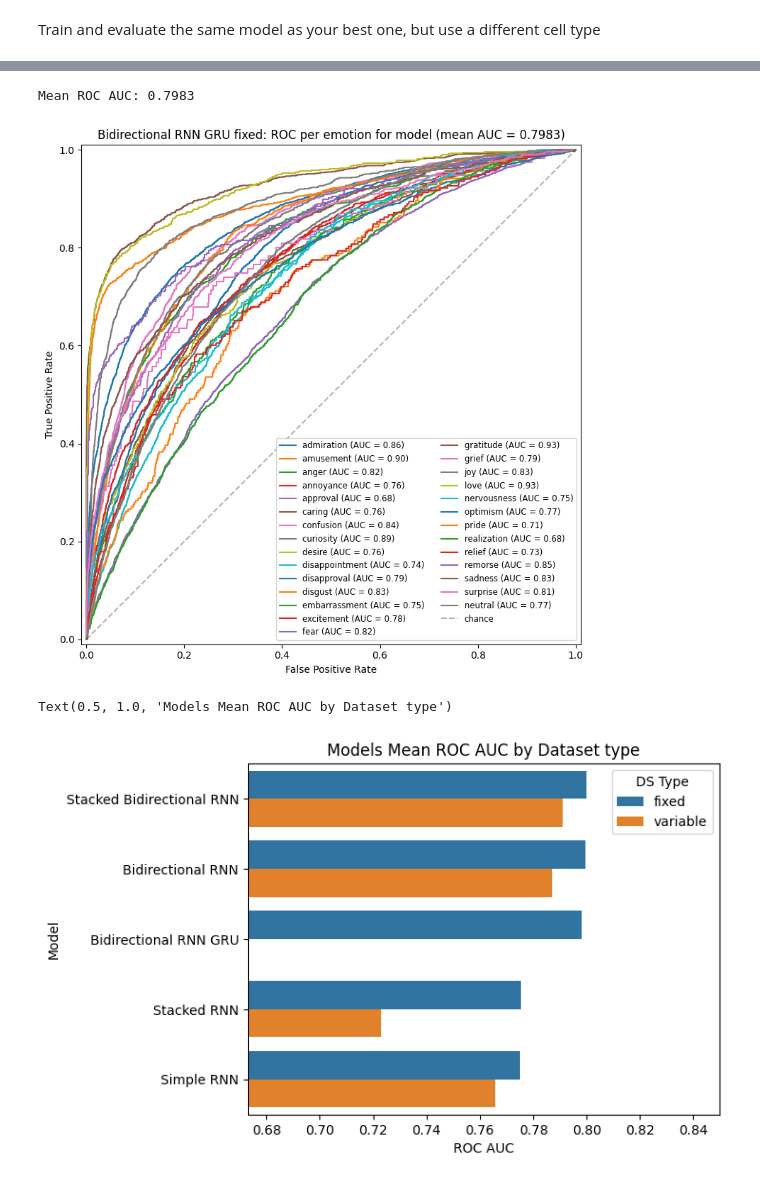
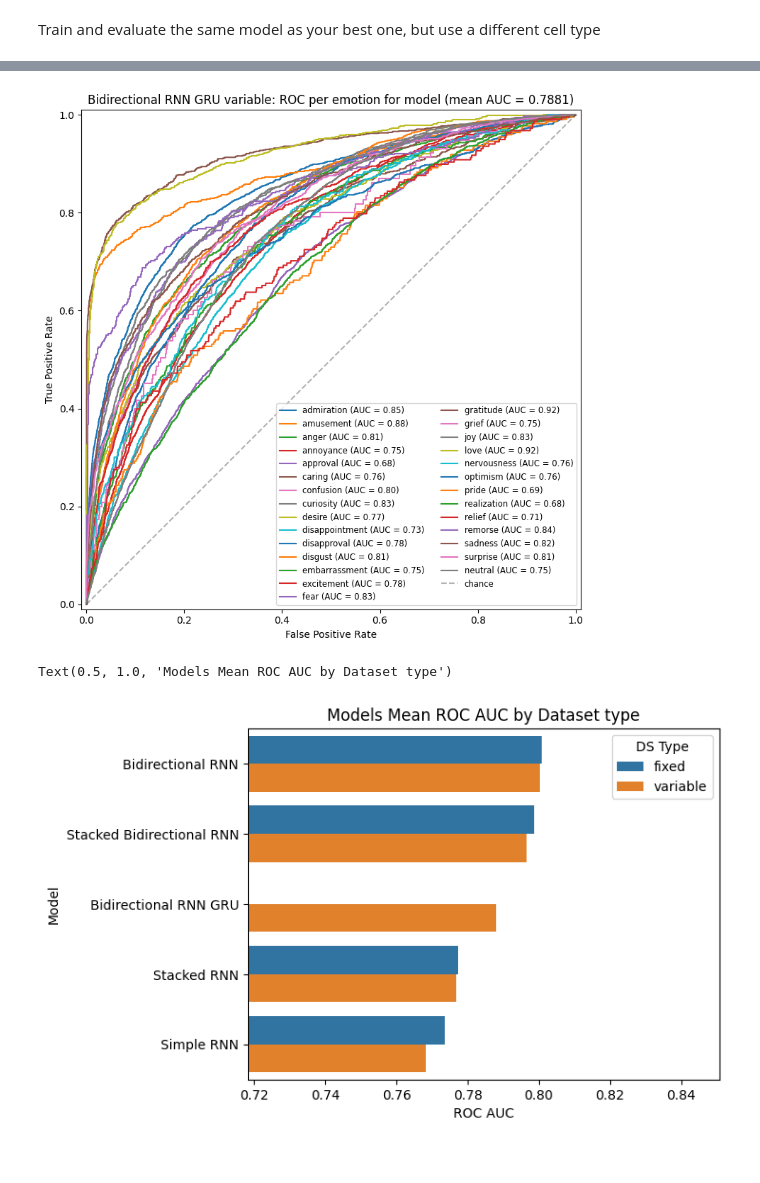
Before and after one commit to ReSpix/neural, a Jupyter notebook: notebooks/rnn/sequence_classification.ipynb, the cells around one changed output, grey strips where cells are left out. Drawn from its saved outputs; the diff is of its cells as text; code cells hidden in the pictures.

```diff
--- a/notebooks/rnn/sequence_classification.ipynb
+++ b/notebooks/rnn/sequence_classification.ipynb
@@ -646,3 +646,6 @@ Bidirectional RNN fixed_lengths_auc.keras
 Simple RNN fixed_lengths_auc.keras
 Stacked Bidirectional RNN fixed_lengths_auc.keras
 Stacked RNN fixed_lengths_auc.keras
+# %%
+for filename, model in models_roc["variable"]:
+    print(filename)
@@ -802,7 +872,7 @@ bonus_model_config = {
     "name": "Bidirectional RNN GRU",
     "bidirectional": True,
     "n_stacks": 1,
-    "cell_type": keras.layers.GRU,
+    "cell_type": keras.layers.GRUCell,
 }
 # %%
 bonus_model = get_model(
@@ -812,6 +882,7 @@ bonus_model = get_model(
     name=bonus_model_config["name"],
     bidirectional=bonus_model_config["bidirectional"],
     n_stacks=bonus_model_config["n_stacks"],
+    cell_type=bonus_model_config["cell_type"]
 )
 # %%
 bonus_model.compile(
@@ -828,8 +899,8 @@ bonus_model.compile(
 )
 # %%
 bonus_model.fit(
-    ds_fixed_train,
-    validation_data=ds_fixed_test,
+    ds_variable_train,
+    validation_data=ds_variable_test,
     epochs=30,
     callbacks=get_callbacks(bonus_model.name),
 )
@@ -859,15 +929,13 @@ Restoring model weights from the end of the best epoch: 5.
 # %%
 fig, ax = plt.subplots(figsize=(10, 8))
-mean_auc = plot_roc_curve(ds_fixed_test, bonus_model, "fixed", ax=ax)
+mean_auc = plot_roc_curve(ds_fixed_test, bonus_model, "variable", ax=ax)
 model_scores.append(
-    {"Model": bonus_model.name, "ROC AUC": mean_auc, "DS Type": "fixed"}
+    {"Model": bonus_model.name, "ROC AUC": mean_auc, "DS Type": "variable"}
 )
-print(f"Mean ROC AUC: {mean_auc:.4f}")
 plt.tight_layout()
 plt.show()
 # %% [output]
-Mean ROC AUC: 0.7983
-[figure, old version]
+[figure, new version]
 # %%
 score_df = pd.DataFrame(model_scores)
 score_df_sorted = score_df.sort_values(by="ROC AUC", ascending=False)
@@ -881,4 +949,4 @@ ax.set_xlim(
 ax.set_title("Models Mean ROC AUC by Dataset type")
 # %% [output]
 Text(0.5, 1.0, 'Models Mean ROC AUC by Dataset type')
-[figure, old version]
+[figure, new version]
```
Also changed, not shown: parts of 12 cells of this notebook.
